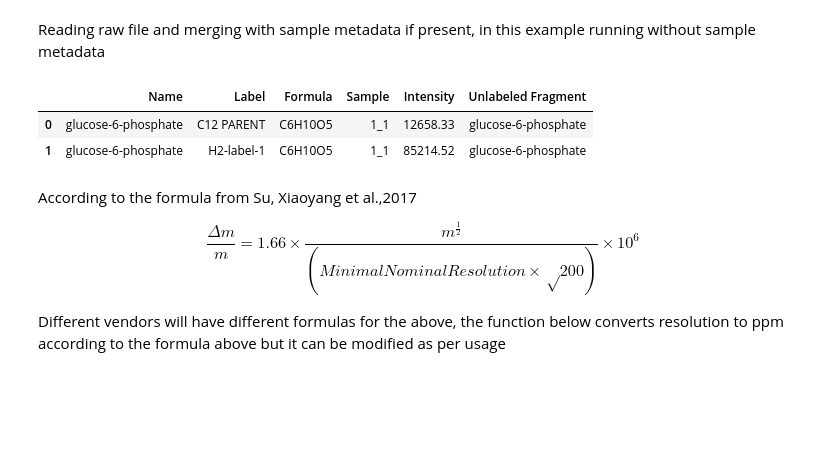
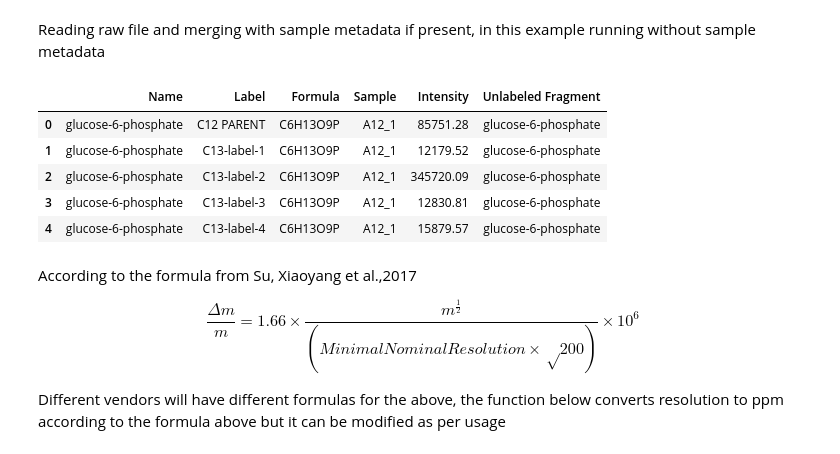
Before and after one commit to ElucidataInc/NA_Correction, a Jupyter notebook: Demo/N6-LCMS_auto-detect-indistinguishable-isotopes_with_D2_label.ipynb, the cells around one changed output. Saved outputs shown, nothing was run; the diff lists cells and outputs as text; code cells hidden in the pictures; blank space fills up the shorter version.

```diff
--- a/Demo/N6-LCMS_auto-detect-indistinguishable-isotopes_with_D2_label.ipynb
+++ b/Demo/N6-LCMS_auto-detect-indistinguishable-isotopes_with_D2_label.ipynb
@@ -15,16 +15,19 @@ from corna.postprocess import fractional_enrichment
 # %% [markdown]
 Reading raw file and merging with sample metadata if present, in this example running without sample metadata
 # %%
-raw_df = pd.read_excel('D_Sample_Input_Simple_one.xlsx')
-#raw_df = pd.read_excel('C_Sample_Input_Simple_three.xlsx')
+#raw_df = pd.read_excel('D_Sample_Input_Simple_one.xlsx')
+raw_df = pd.read_excel('C_Sample_Input_Simple_three.xlsx')
 sample_metadata = pd.DataFrame()
 
 merged_df, iso_tracer_data, element_list = parser.read_maven_file(raw_df, sample_metadata)
 merged_df.head()
 # %% [output]
 |  | Name | Label | Formula | Sample | Intensity | Unlabeled Fragment |
-| 0 | glucose-6-phosphate | C12 PARENT | C6H10O5 | 1_1 | 12658.33 | glucose-6-phosphate |
-| 1 | glucose-6-phosphate | H2-label-1 | C6H10O5 | 1_1 | 85214.52 | glucose-6-phosphate |
+| 0 | glucose-6-phosphate | C12 PARENT | C6H13O9P | A12_1 | 85751.28 | glucose-6-phosphate |
+| 1 | glucose-6-phosphate | C13-label-1 | C6H13O9P | A12_1 | 12179.52 | glucose-6-phosphate |
+| 2 | glucose-6-phosphate | C13-label-2 | C6H13O9P | A12_1 | 345720.09 | glucose-6-phosphate |
+| 3 | glucose-6-phosphate | C13-label-3 | C6H13O9P | A12_1 | 12830.81 | glucose-6-phosphate |
+| 4 | glucose-6-phosphate | C13-label-4 | C6H13O9P | A12_1 | 15879.57 | glucose-6-phosphate |
 # %% [markdown]
 According to the formula from Su, Xiaoyang et al.,2017
 
```
Also changed, not shown: parts of 5 cells of this notebook, 11 other files.
